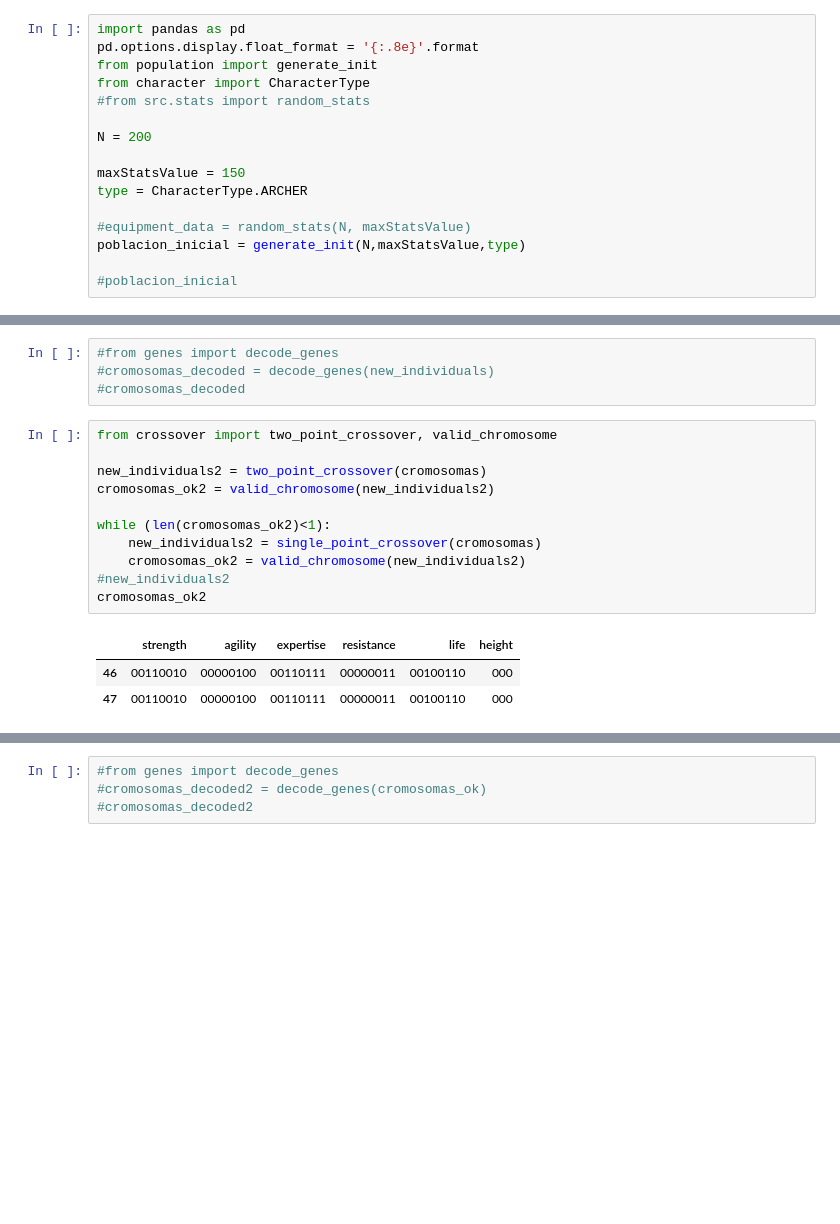
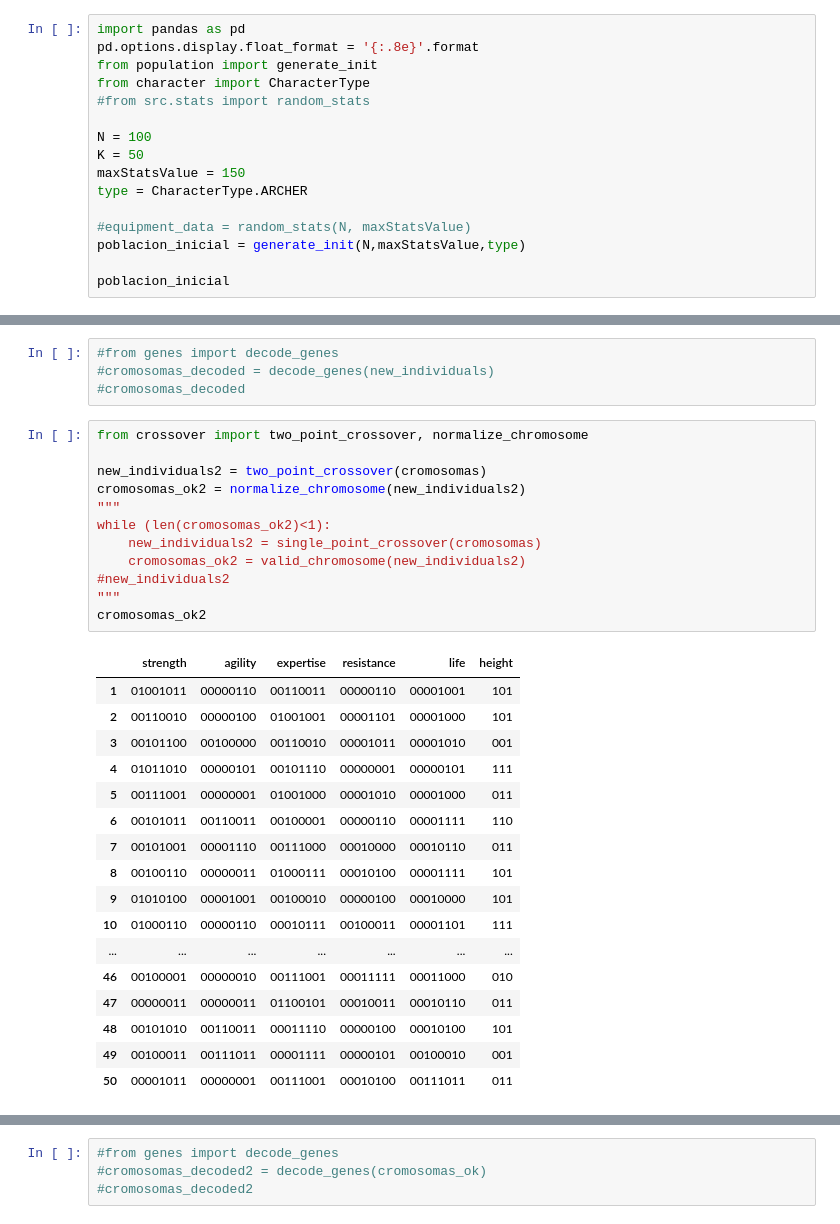
Before and after one commit to marianopm/sia-tp2, a Jupyter notebook: src/test.ipynb, the cells around one changed output, grey strips where cells are left out. Saved outputs shown, nothing was run; the diff lists cells and outputs as text; blank space fills up the shorter version.

Commit message:
Se agrego el metodo: normalize_chromosome para normalizar los valores y asi no emplear valid_chromosome que descartaba cromosomas.

```diff
--- a/src/test.ipynb
+++ b/src/test.ipynb
@@ -5,12 +5,12 @@ from population import generate_init
 from character import CharacterType
 #from src.stats import random_stats
 
-N = 200
-
+N = 100
+K = 50
 maxStatsValue = 150
 type = CharacterType.ARCHER
 
 #equipment_data = random_stats(N, maxStatsValue)
 poblacion_inicial = generate_init(N,maxStatsValue,type)
 
-#poblacion_inicial
+poblacion_inicial
@@ -134,20 +185,35 @@ cromosomas_ok1
 #cromosomas_decoded = decode_genes(new_individuals)
 #cromosomas_decoded
 # %%
-from crossover import two_point_crossover, valid_chromosome
+from crossover import two_point_crossover, normalize_chromosome
 
 new_individuals2 = two_point_crossover(cromosomas)
-cromosomas_ok2 = valid_chromosome(new_individuals2)
-
+cromosomas_ok2 = normalize_chromosome(new_individuals2)
+"""
 while (len(cromosomas_ok2)<1):
     new_individuals2 = single_point_crossover(cromosomas)
     cromosomas_ok2 = valid_chromosome(new_individuals2)
 #new_individuals2
+"""
 cromosomas_ok2
 # %% [output]
 |  | strength | agility | expertise | resistance | life | height |
-| 46 | 00110010 | 00000100 | 00110111 | 00000011 | 00100110 | 000 |
-| 47 | 00110010 | 00000100 | 00110111 | 00000011 | 00100110 | 000 |
+| 1 | 01001011 | 00000110 | 00110011 | 00000110 | 00001001 | 101 |
+| 2 | 00110010 | 00000100 | 01001001 | 00001101 | 00001000 | 101 |
+| 3 | 00101100 | 00100000 | 00110010 | 00001011 | 00001010 | 001 |
+| 4 | 01011010 | 00000101 | 00101110 | 00000001 | 00000101 | 111 |
+| 5 | 00111001 | 00000001 | 01001000 | 00001010 | 00001000 | 011 |
+| 6 | 00101011 | 00110011 | 00100001 | 00000110 | 00001111 | 110 |
+| 7 | 00101001 | 00001110 | 00111000 | 00010000 | 00010110 | 011 |
+| 8 | 00100110 | 00000011 | 01000111 | 00010100 | 00001111 | 101 |
+| 9 | 01010100 | 00001001 | 00100010 | 00000100 | 00010000 | 101 |
+| 10 | 01000110 | 00000110 | 00010111 | 00100011 | 00001101 | 111 |
+| ... | ... | ... | ... | ... | ... | ... |
+| 46 | 00100001 | 00000010 | 00111001 | 00011111 | 00011000 | 010 |
+| 47 | 00000011 | 00000011 | 01100101 | 00010011 | 00010110 | 011 |
+| 48 | 00101010 | 00110011 | 00011110 | 00000100 | 00010100 | 101 |
+| 49 | 00100011 | 00111011 | 00001111 | 00000101 | 00100010 | 001 |
+| 50 | 00001011 | 00000001 | 00111001 | 00010100 | 00111011 | 011 |
 # %%
 from crossover import uniform_crossover
 # Ejemplo de uso
```
Also changed, not shown: parts of 21 cells of this notebook, 3 other files.
